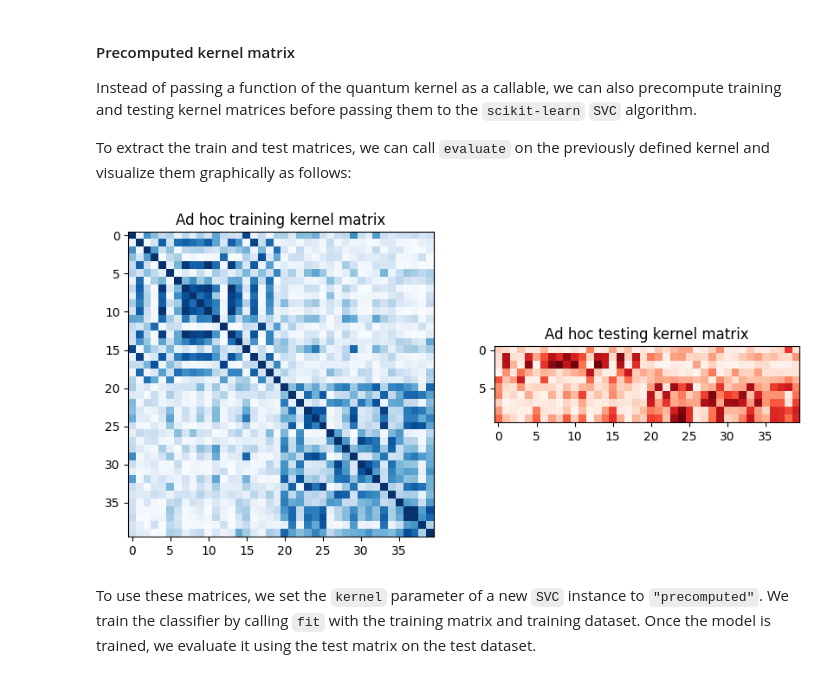
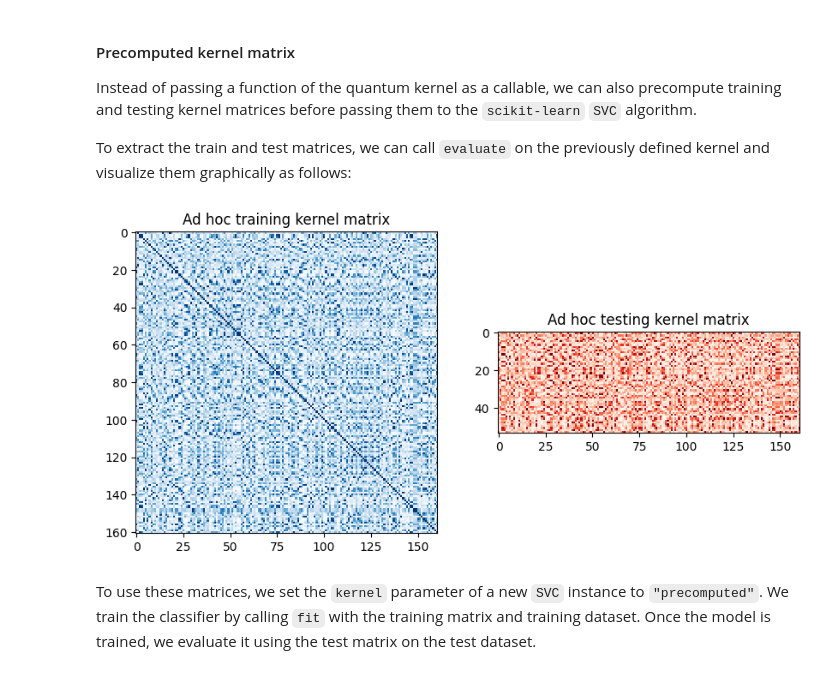
Before and after one commit to SthePasso/Quantum_Informatics_Summer_2025, a Jupyter notebook: solution/04s_homework.ipynb, the cells around one changed output. Cells and saved outputs as stored; diff of their text form; code cells hidden in the pictures.

```diff
--- a/solution/04s_homework.ipynb
+++ b/solution/04s_homework.ipynb
@@ -76,0 +91,4 @@ Before introducing any example, we set up the global seed to ensure reproducibil
+# %%
+reshap_it = round(2149*.1)
+X = X[:reshap_it]
+y = y[:reshap_it]
@@ -99,9 +139,11 @@ print("All imports successful!")
 # %% [output]
 All imports successful!
 # %%
-from qiskit_machine_learning.datasets import ad_hoc_data
+# from qiskit_machine_learning.datasets import ad_hoc_data
 
-adhoc_dimension = 2
-X_train, y_train, X_test,y_test, adhoc_total = ad_hoc_data(
-    training_size=20, test_size=5, n = adhoc_dimension, gap=0.3, plot_data=False, one_hot=False, include_sample_total=True,
-)
+# adhoc_dimension = 2
+# X_train, y_train, X_test,y_test, adhoc_total = ad_hoc_data(
+#     training_size=20, test_size=5, n = adhoc_dimension, gap=0.3, plot_data=False, one_hot=False, include_sample_total=True,
+# )
+from sklearn.model_selection import train_test_split
+X_train, X_test, y_train, y_test = train_test_split(X, y, test_size=0.25, random_state=42)
@@ -194,8 +243,9 @@ from qiskit_ibm_runtime import SamplerV2 as Sampler
 from qiskit_machine_learning.kernels import FidelityQuantumKernel
 
 #complete code
-adhoc_feature_map = ZZFeatureMap(feature_dimension=adhoc_dimension, reps=2, entanglement="linear")
+dimention = X_train.shape[1] #5
+feature_map = ZZFeatureMap(feature_dimension=dimention, reps=2, entanglement="linear")
 # sampler = Sampler() #backend
-adhoc_kernel = FidelityQuantumKernel(feature_map=adhoc_feature_map)
+kernel = FidelityQuantumKernel(feature_map=feature_map)
 # %%
 #complete code
@@ -225,8 +275,8 @@ We define a SVC model and directly pass the `evaluate` function of the quantum k
 from sklearn.svm import SVC
 
 #complete code
-adhoc_svc = SVC(kernel = adhoc_kernel.evaluate)
-adhoc_svc.fit(X_train, y_train)
+svc = SVC(kernel = kernel.evaluate)
+svc.fit(X_train, y_train)
 # %% [output]
 SVC(kernel=<bound method FidelityQuantumKernel.evaluate of <qiskit_machine_learning.kernels.fidelity_quantum_kernel.FidelityQuantumKernel object at 0x...>>)
 # %%
@@ -242,23 +292,23 @@ Instead of passing a function of the quantum kernel as a callable, we can also p
 To extract the train and test matrices, we can call `evaluate` on the previously defined kernel and visualize them graphically as follows:
 # %%
 #complete the code ...
-adhoc_matrix_train = adhoc_kernel.evaluate(x_vec=X_train)
+matrix_train = kernel.evaluate(x_vec=X_train)
 
-adhoc_matrix_test = adhoc_kernel.evaluate(x_vec=X_test,y_vec=X_train)
+matrix_test = kernel.evaluate(x_vec=X_test,y_vec=X_train)
 
 fig, axs = plt.subplots(1, 2, figsize=(10, 5))
 
 axs[0].imshow(
-    np.asmatrix(adhoc_matrix_train), interpolation="nearest", origin="upper", cmap="Blues"
+    np.asmatrix(matrix_train), interpolation="nearest", origin="upper", cmap="Blues"
 )
 axs[0].set_title("Ad hoc training kernel matrix")
 
-axs[1].imshow(np.asmatrix(adhoc_matrix_test), interpolation="nearest", origin="upper", cmap="Reds")
+axs[1].imshow(np.asmatrix(matrix_test), interpolation="nearest", origin="upper", cmap="Reds")
 axs[1].set_title("Ad hoc testing kernel matrix")
 
 plt.show()
 # %% [output]
-[figure, old version]
+[figure, new version]
 # %% [markdown]
 To use these matrices, we set the `kernel` parameter of a new `SVC` instance to `"precomputed"`. We train the classifier by calling `fit` with the training matrix and training dataset. Once the model is trained, we evaluate it using the test matrix on the test dataset.
 # %%
```
Also changed, not shown: parts of 45 cells of this notebook.
